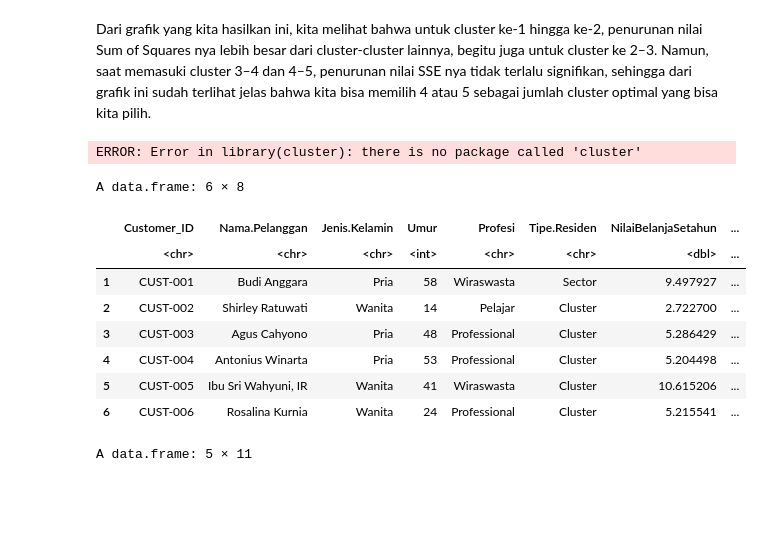
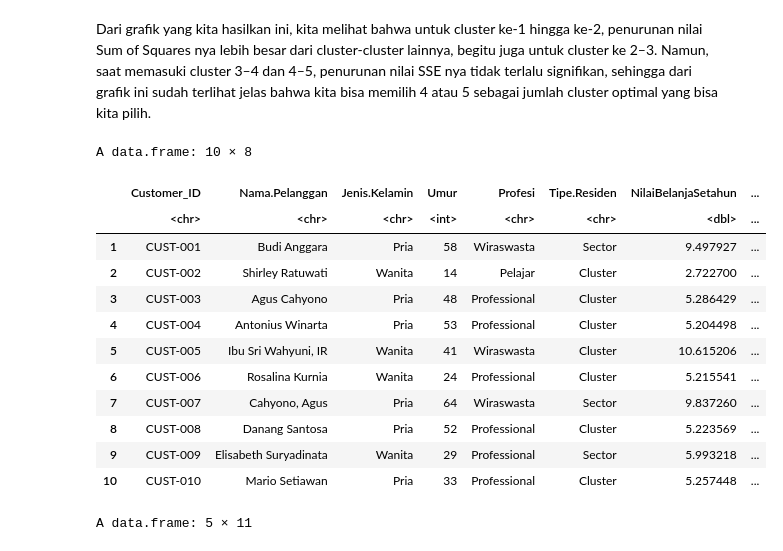
Before and after one commit to Raymon360/Customer-Segmentation, a Jupyter notebook: customer_segmentation.ipynb, the cells around one changed output. Saved outputs shown, nothing was run; the diff lists cells and outputs as text; code cells hidden in the pictures; blank space fills up the shorter version.

```diff
--- a/customer_segmentation.ipynb
+++ b/customer_segmentation.ipynb
@@ -283,62 +277,24 @@ i Did you mean `limits = factor(...)` or `scale_*_continuous()`?"
 [figure]
 # %% [markdown]
 Dari grafik yang kita hasilkan ini, kita melihat bahwa untuk cluster ke-1 hingga ke-2, penurunan nilai Sum of Squares nya lebih besar dari cluster-cluster lainnya, begitu juga untuk cluster ke 2–3. Namun, saat memasuki cluster 3–4 dan 4–5, penurunan nilai SSE nya tidak terlalu signifikan, sehingga dari grafik ini sudah terlihat jelas bahwa kita bisa memilih 4 atau 5 sebagai jumlah cluster optimal yang bisa kita pilih.
-# %%
-library(cluster)
-library(ggplot2)
-
-# Simulasi Jumlah Cluster dan SS
-sse <- sapply(2:10, function(param_k) {
-  km_model <- kmeans(pelanggan[field_yang_digunakan], param_k, nstart = 25)
-  km_model$tot.withinss
-})
-
-# Menghitung Silhouette Score
-silhouette_vals <- vector(mode = "numeric", length = 10)
-for (i in 0:9) {
-  km_model <- kmeans(pelanggan[field_yang_digunakan], i, nstart = 25)
-  silhouette_vals[i] <- mean(silhouette(km_model$cluster, dist(pelanggan[field_yang_digunakan])))
-}
-
-# Plot Sum of Squared Errors (SSE)
-jumlah_cluster_max <- 10
-ssdata <- data.frame(cluster = 1:jumlah_cluster_max, sse = c(NA, sse))  # Menambahkan NA karena indeks dimulai dari 1
-plot_sse <- ggplot(ssdata, aes(x = cluster, y = sse)) +
-  geom_line(color = "red") +
-  geom_point() +
-  ylab("Within Cluster Sum of Squares") +
-  xlab("Jumlah Cluster") +
-  geom_text(aes(label = format(round(sse, 2), nsmall = 2)), hjust = -0.2, vjust = -0.5) +
-  scale_x_continuous(breaks = seq(1, jumlah_cluster_max, 1))
-
-# Plot Silhouette Score
-plot_silhouette <- ggplot(data.frame(cluster = 2:10, silhouette_score = silhouette_vals), aes(x = cluster, y = silhouette_score)) +
-  geom_line(color = "blue") +
-  geom_point() +
-  ylab("Silhouette Score") +
-  xlab("Jumlah Cluster") +
-  geom_text(aes(label = format(round(silhouette_score, 2), nsmall = 2)), hjust = -0.2, vjust = -0.5) +
-  scale_x_continuous(breaks = seq(2, jumlah_cluster_max, 1))
-
-# Menampilkan kedua plot dalam satu grid
-library(gridExtra)
-grid.arrange(plot_sse, plot_silhouette, nrow = 2)
-# %% [output]
-ERROR: Error in library(cluster): there is no package called 'cluster'
 # %%
 # Menggabungkan hasil segmentasi ke data utama
 pelanggan$cluster <- segmentasi$cluster
-head(pelanggan[c("Customer_ID",	"Nama.Pelanggan",	"Jenis.Kelamin",	"Umur",	"Profesi",	"Tipe.Residen",	"NilaiBelanjaSetahun", "cluster")])
+head(pelanggan[c("Customer_ID",	"Nama.Pelanggan",	"Jenis.Kelamin",	"Umur",	"Profesi",	"Tipe.Residen",	"NilaiBelanjaSetahun", "cluster")], 10)
 # %% [output]
-A data.frame: 6 × 8
+A data.frame: 10 × 8
 |  | Customer_ID | Nama.Pelanggan | Jenis.Kelamin | Umur | Profesi | Tipe.Residen | NilaiBelanjaSetahun | ... |
 |  | <chr> | <chr> | <chr> | <int> | <chr> | <chr> | <dbl> | ... |
 | 1 | CUST-001 | Budi Anggara | Pria | 58 | Wiraswasta | Sector | 9.497927 | ... |
 | 2 | CUST-002 | Shirley Ratuwati | Wanita | 14 | Pelajar | Cluster | 2.722700 | ... |
 | 3 | CUST-003 | Agus Cahyono | Pria | 48 | Professional | Cluster | 5.286429 | ... |
 | 4 | CUST-004 | Antonius Winarta | Pria | 53 | Professional | Cluster | 5.204498 | ... |
 | 5 | CUST-005 | Ibu Sri Wahyuni, IR | Wanita | 41 | Wiraswasta | Cluster | 10.615206 | ... |
 | 6 | CUST-006 | Rosalina Kurnia | Wanita | 24 | Professional | Cluster | 5.215541 | ... |
+| 7 | CUST-007 | Cahyono, Agus | Pria | 64 | Wiraswasta | Sector | 9.837260 | ... |
+| 8 | CUST-008 | Danang Santosa | Pria | 52 | Professional | Cluster | 5.223569 | ... |
+| 9 | CUST-009 | Elisabeth Suryadinata | Wanita | 29 | Professional | Sector | 5.993218 | ... |
+| 10 | CUST-010 | Mario Setiawan | Pria | 33 | Professional | Cluster | 5.257448 | ... |
 # %%
 # Melihat data pada cluster ke (Misal cluster 1)
 pelanggan[which(pelanggan$cluster == 1),]
```
Also changed, not shown: parts of 8 cells of this notebook, 6 other files.
